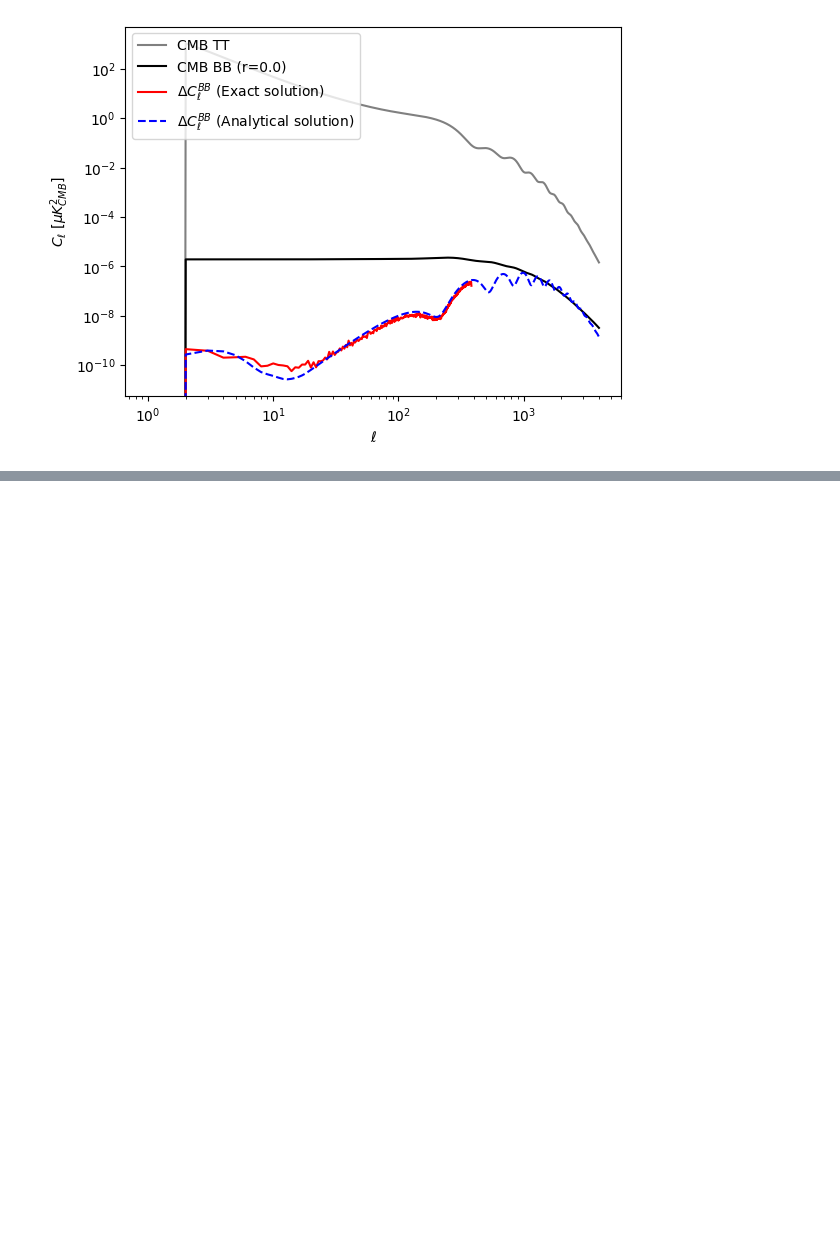
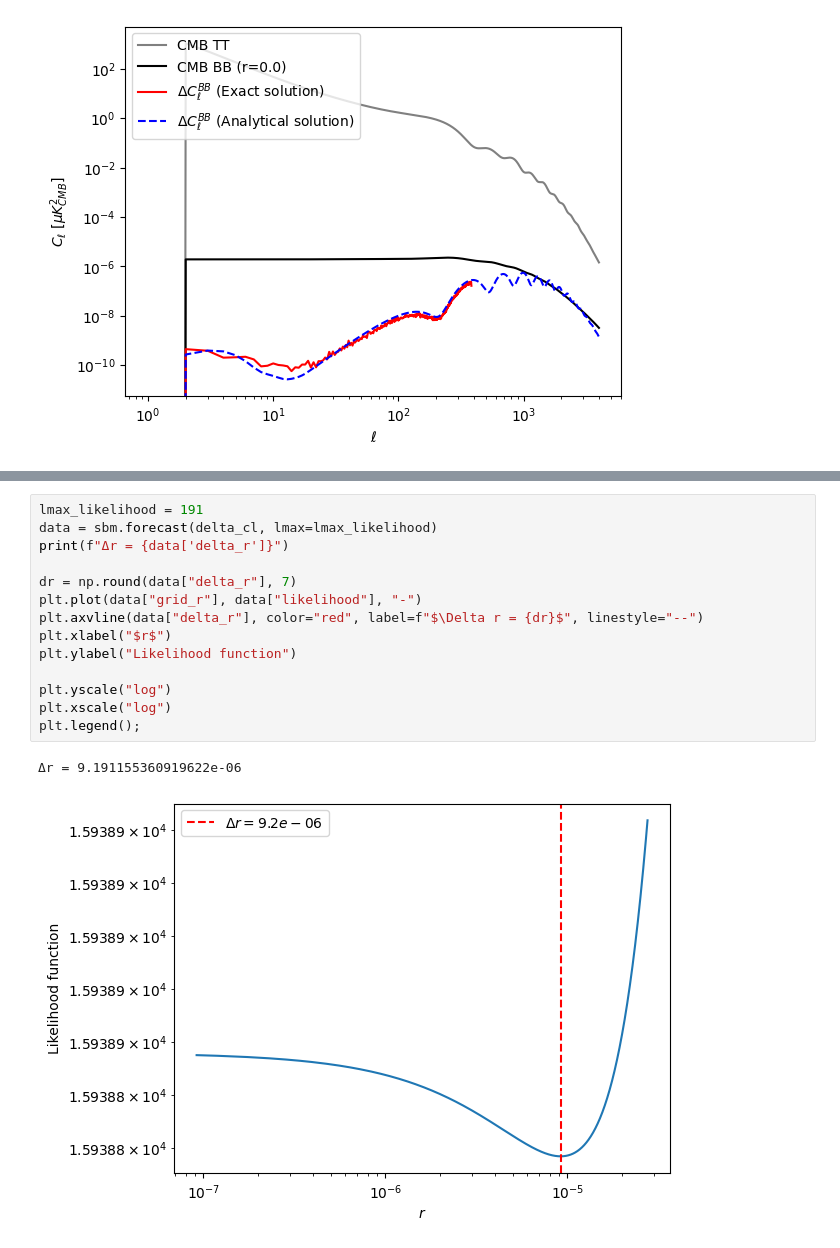
Before and after one commit to yusuke-takase/SBM, a Jupyter notebook: notebooks/diff_pointing_boresight.ipynb, the cells around one changed output, grey strips where cells are left out. Drawn from its saved outputs; the diff is of its cells as text; blank space fills up the shorter version.

```diff
--- a/notebooks/diff_pointing_boresight.ipynb
+++ b/notebooks/diff_pointing_boresight.ipynb
@@ -245,0 +362,17 @@ plt.legend();
+# %%
+lmax_likelihood = 191
+data = sbm.forecast(delta_cl, lmax=lmax_likelihood)
+print(f"Δr = {data['delta_r']}")
+
+dr = np.round(data["delta_r"], 7)
+plt.plot(data["grid_r"], data["likelihood"], "-")
+plt.axvline(data["delta_r"], color="red", label=f"$\Delta r = {dr}$", linestyle="--")
+plt.xlabel("$r$")
+plt.ylabel("Likelihood function")
+
+plt.yscale("log")
+plt.xscale("log")
+plt.legend();
+# %% [output]
+Δr = 9.191155360919622e-06
+[figure, added]
```
Also changed, not shown: parts of 10 cells of this notebook, 1 other file.
